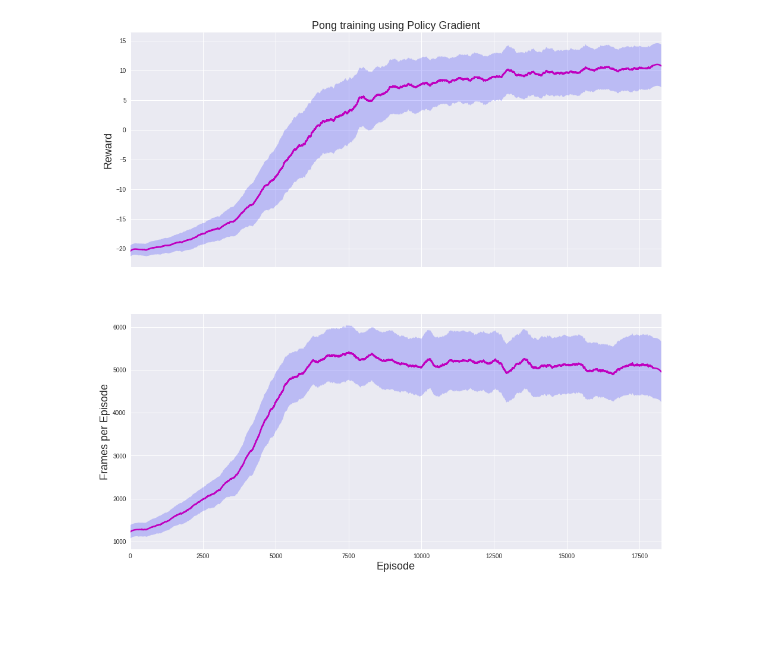
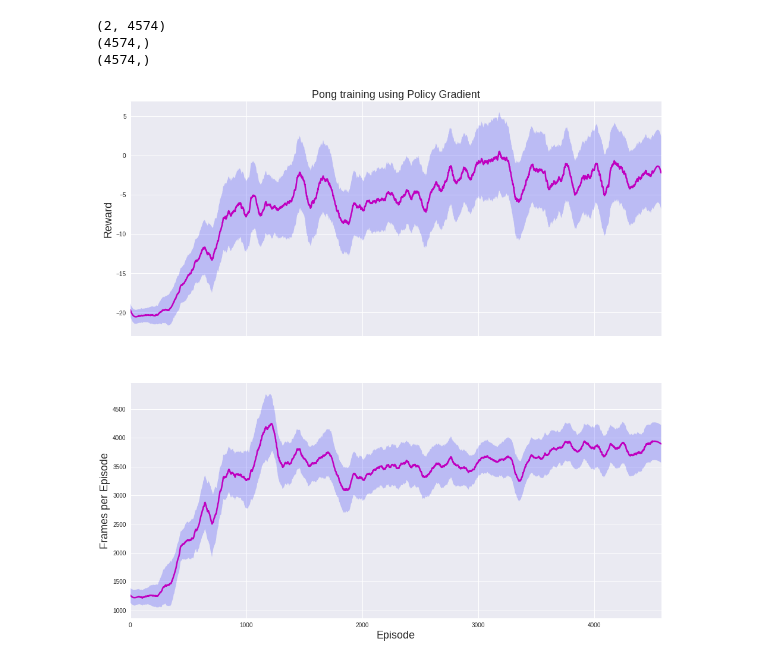
Before and after one commit to Naurislv/1_experiment_pg_robotics, a Jupyter notebook: PlayGround.ipynb, the cells around one changed output. Drawn from its saved outputs; the diff is of its cells as text; code cells hidden in the pictures; blank space fills up the shorter version.

```diff
--- a/PlayGround.ipynb
+++ b/PlayGround.ipynb
@@ -19,48 +117,19 @@ print(no_frames.shape)
-# %%
-def rolling_window(arr, window):
-    shape = arr.shape[: -1] + (arr.shape[-1] - window + 1, window)
-    strides = arr.strides + (arr.strides[-1], )
-
-    return np.lib.stride_tricks.as_strided(arr, shape=shape, strides=strides)
-
-def save_graph(plots, title='', ylabels=[], save_path='test.png'):
-    """
-    Inputs: list of data to plot e.g. [reward, no_frames]
-    """
-    f, axarr = plt.subplots(len(plots), sharex=True, figsize=(16, 8 * len(plots)))
-
-    axarr[0].set_title(title, fontsize=18)
-    axarr[1].set_xlabel('Episode', fontsize=18)
-
-    for idx, data in enumerate(plots):
-
-        window = int(len(data) * 0.03)
-        window += window % 2 - 1
-        poly = 3
-
-        logging.info('Window size:', window)
-
-        data_std = np.std(rolling_window(data, window), 1)
-        data_std = np.append(data_std, np.array([data_std[-1]] * (len(data) - len(data_std))))
-        data_savgol = savgol_filter(data, window, 3)
-
-        axarr[idx].plot(data_savgol, lw=2.5, color='m')
-
-        # Plot standard deviation
-        axarr[idx].fill_between(list(range(len(data_std))),
-                                data_savgol - data_std,
-                                data_savgol + data_std,
-                                facecolor='b',
-                                alpha=0.2,
-                                linewidth=0.0)
-
-        axarr[idx].set_ylabel(ylabels[idx], fontsize=18)
-        axarr[idx].set_xlim(0, len(data_std))
-
-    f.savefig(save_path, bbox_inches='tight', frameon=False)
-
-title = 'Pong training using Policy Gradient'
-ylabels = ['Reward', 'Frames per Episode']
-save_graph([reward, no_frames], title=title, ylabels=ylabels, save_path='Images/pong_pg_results.png')
-# %% [output]
-[figure, removed]
+# %%
+run_name = 'GuntisNetWithoutCropAndBinarization'
+data = np.load('outputs/{}/statistics.npy'.format(run_name))
+reward = data[0]
+no_frames = data[1]
+
+print(data.shape)
+print(reward.shape)
+print(no_frames.shape)
+
+title = 'Pong training using Policy Gradient'
+ylabels = ['Reward', 'Frames per Episode']
+save_graph([reward, no_frames], title=title, ylabels=ylabels,
+           save_path='outputs/{}/pong_pg_results.png'.format(run_name))
+# %% [output]
+(2, 4574)
+(4574,)
+(4574,)
+[figure, added]
```
Also changed, not shown: parts of 4 cells of this notebook, 4 other files.
